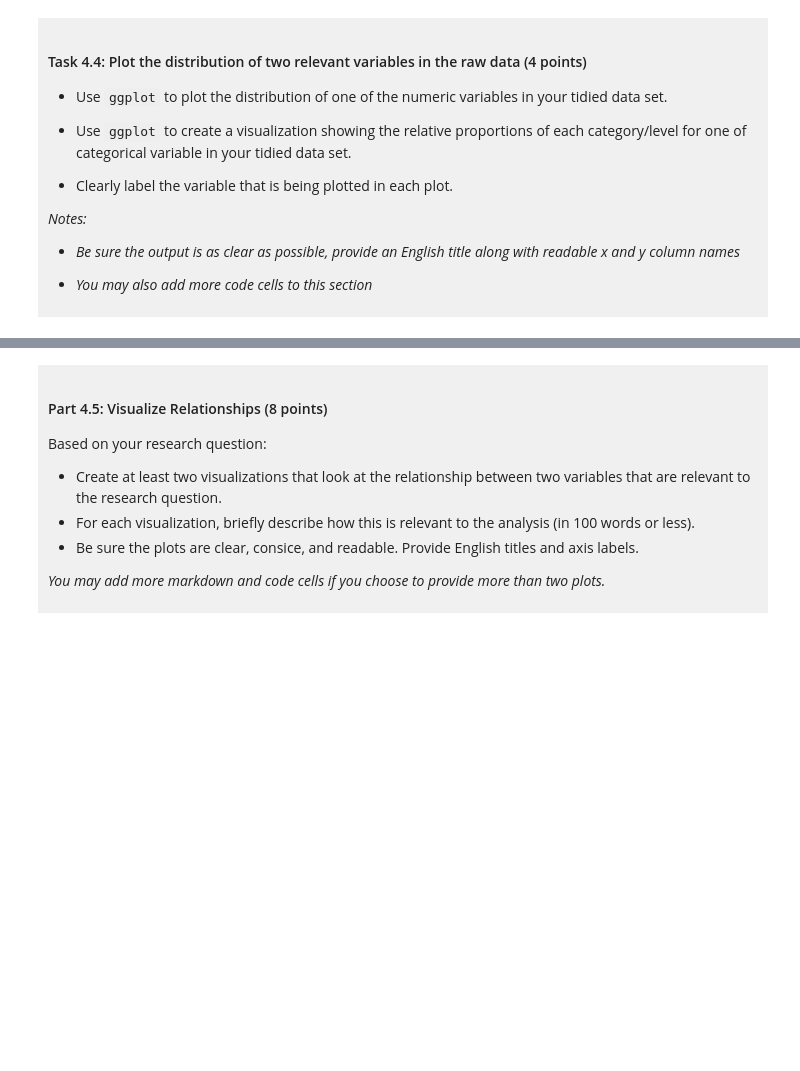
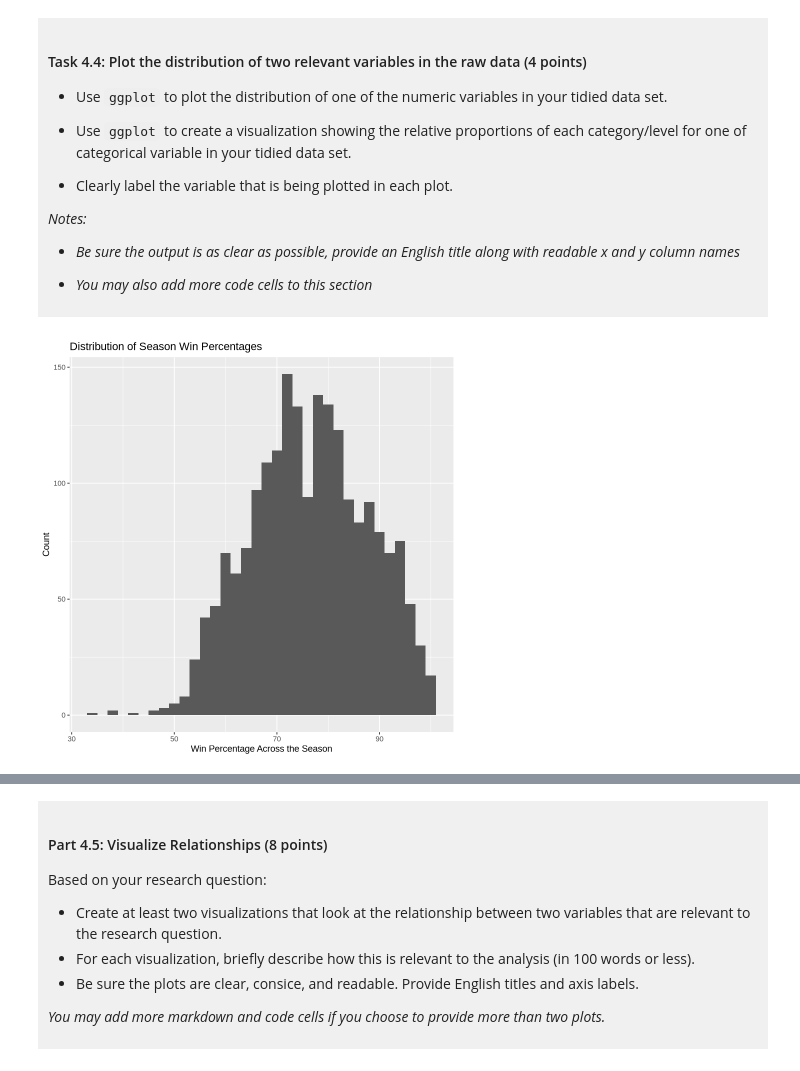
Before and after one commit to cfitzg24/DSCI_prj_2026, a Jupyter notebook: dsci-100-project-notebook.ipynb, the cells around one changed output, grey strips where cells are left out. Drawn from its saved outputs; the diff is of its cells as text; code cells hidden in the pictures; blank space fills up the shorter version.

Commit message:
Checkpoint C
Edits up until Checkpoint C

```diff
--- a/dsci-100-project-notebook.ipynb
+++ b/dsci-100-project-notebook.ipynb
@@ -299,5 +362,14 @@ You will refine your research question (if needed) and produce a tidy data set.
 
 </div>
 # %%
-### EDIT THIS CODE CELL FOR PLOT 1 ###
+NCAA_seed_dist <- tidy_NCAA_data |>
+        ggplot(aes(x = season_wins_pct))+
+        geom_histogram(binwidth = 2) +
+        xlab("Win Percentage Across the Season")+
+        ylab("Count")+
+        ggtitle("Distribution of Season Win Percentages")
+
+NCAA_seed_dist
+# %% [output]
+[figure, added]
 # %%
```
Also changed, not shown: parts of 12 cells of this notebook.
